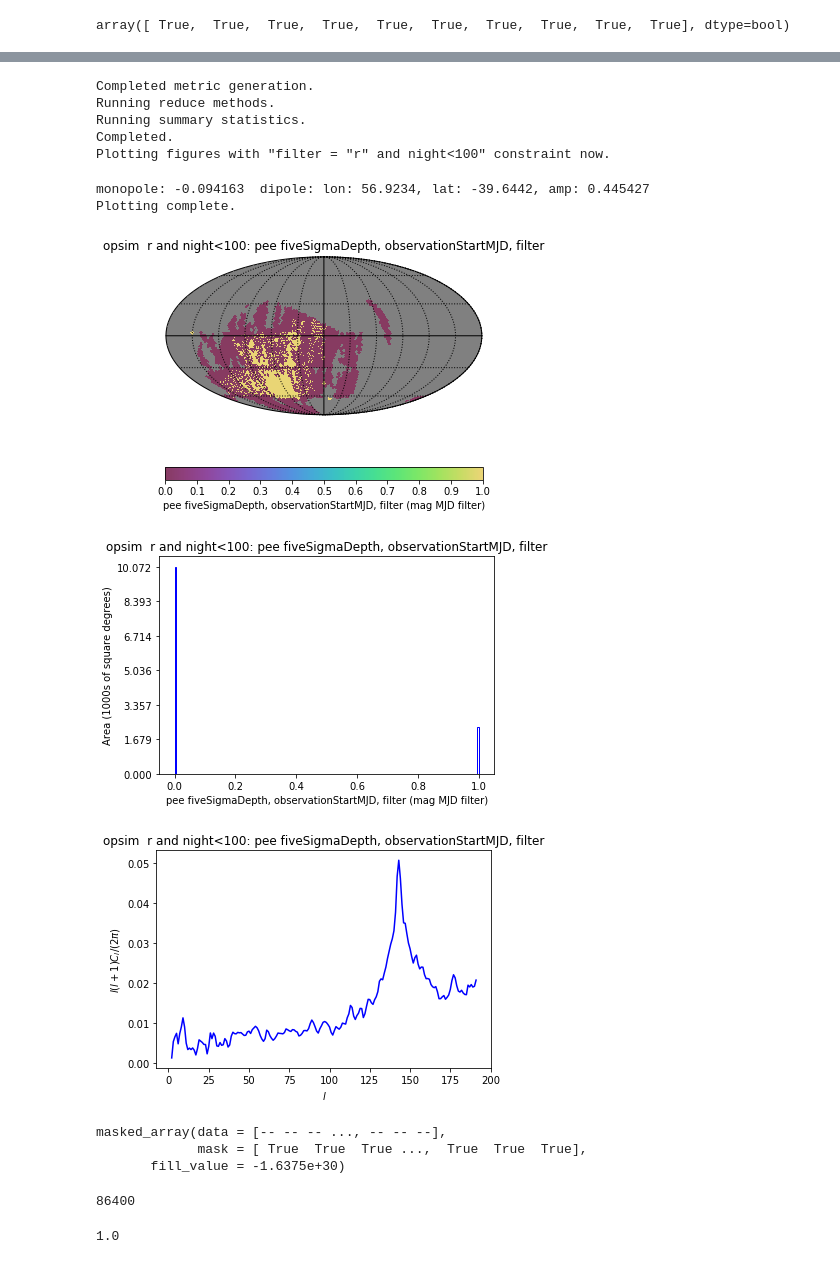
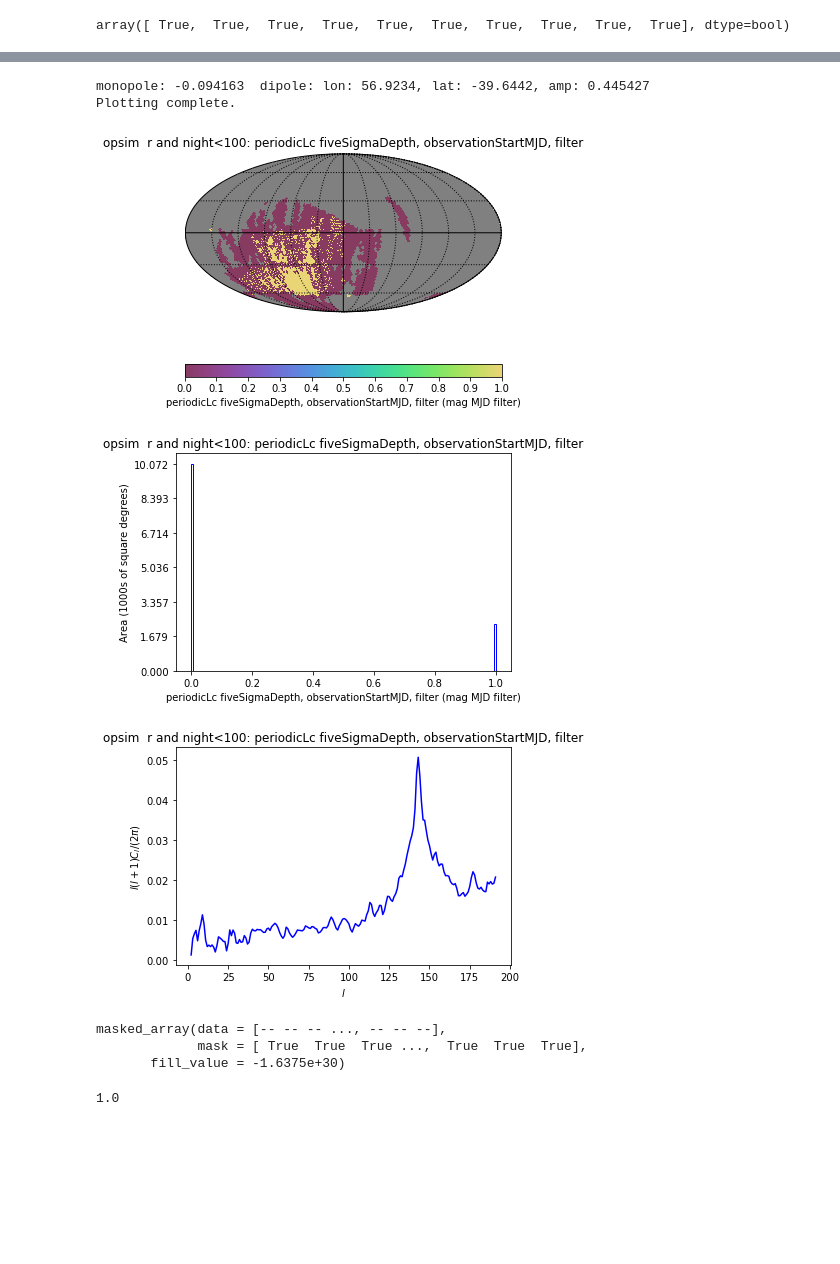
Before and after one commit to xiaolng/maf, a Jupyter notebook: periodicMetric.ipynb, the cells around one changed output, grey strips where cells are left out. Saved outputs shown, nothing was run; the diff lists cells and outputs as text; code cells hidden in the pictures; blank space fills up the shorter version.

```diff
--- a/periodicMetric.ipynb
+++ b/periodicMetric.ipynb
@@ -209,9 +209,9 @@ for i,fi in enumerate(slicedata['filter']):
 # %% [output]
 [figure]
 # %%
-class peeMetric(metrics.BaseMetric):
+class periodicLcMetric(metrics.BaseMetric):
     """
-    observe a periodic star
+    observe a periodic light curve
 
     """
     def __init__(self, colname='fiveSigmaDepth', timeCol='observationStartMJD', filterCol='filter', period=10,threSNR=5,nDetect=1, **kwargs):
@@ -238,9 +238,8 @@ class peeMetric(metrics.BaseMetric):
 
         totalN = int(np.floor(len(time)/self.period))
 
-        print(totalN)
+        #print(totalN)
         lcDetect = np.ones(totalN,dtype=bool)
-
         # for each light curve
         for i in np.arange(0,totalN-int(self.period),int(self.period)):
             if len(lcSNR[i:int(i+self.period)][np.where(lcSNR[i:int(i+self.period)]>self.threSNR)])<=self.nDetect:
@@ -254,9 +253,8 @@ class peeMetric(metrics.BaseMetric):
 
         return float(result)
 
-
     def lcmodel(self,x,a=10,b=20,c=2):
-
+        # create a periodic light curve
         mags = c*np.sin(2*np.pi/a*x)+b
         return mags
 
@@ -271,7 +269,7 @@ lcDetect
 array([ True,  True,  True,  True,  True,  True,  True,  True,  True,  True], dtype=bool)
 # %%
 # metric, slicer, constraint
-metric = peeMetric(colname='fiveSigmaDepth', timeCol='observationStartMJD', filterCol='filter', period=10,threSNR=1,nDetect=0)
+metric = periodicLcMetric(colname='fiveSigmaDepth', timeCol='observationStartMJD', filterCol='filter', period=10,threSNR=1,nDetect=0)
 slicer = slicers.HealpixSlicer(nside = 64)
 sqlconstraint = 'filter = "r" and night<100'
 
@@ -306,23 +296,14 @@ Running:  ['periodicSky']
-Completed metric generation.
-Running reduce methods.
-Running summary statistics.
-Completed.
-Plotting figures with "filter = "r" and night<100" constraint now.
+monopole: -0.094163  dipole: lon: 56.9234, lat: -39.6442, amp: 0.445427
+Plotting complete.
-monopole: -0.094163  dipole: lon: 56.9234, lat: -39.6442, amp: 0.445427
-Plotting complete.
-[figure, old version]
+[figure, new version]
-[figure, old version]
+[figure, new version]
-[figure, old version]
+[figure, new version]
 # %%
 periodicSky.metricValues
 # %% [output]
 masked_array(data = [-- -- -- ..., -- -- --],
              mask = [ True  True  True ...,  True  True  True],
        fill_value = -1.6375e+30)
-# %%
-60*60*24
-# %% [output]
-86400
 # %%
 np.ceil(0.3)
 # %% [output]
```
Also changed, not shown: parts of 1 cell of this notebook.
